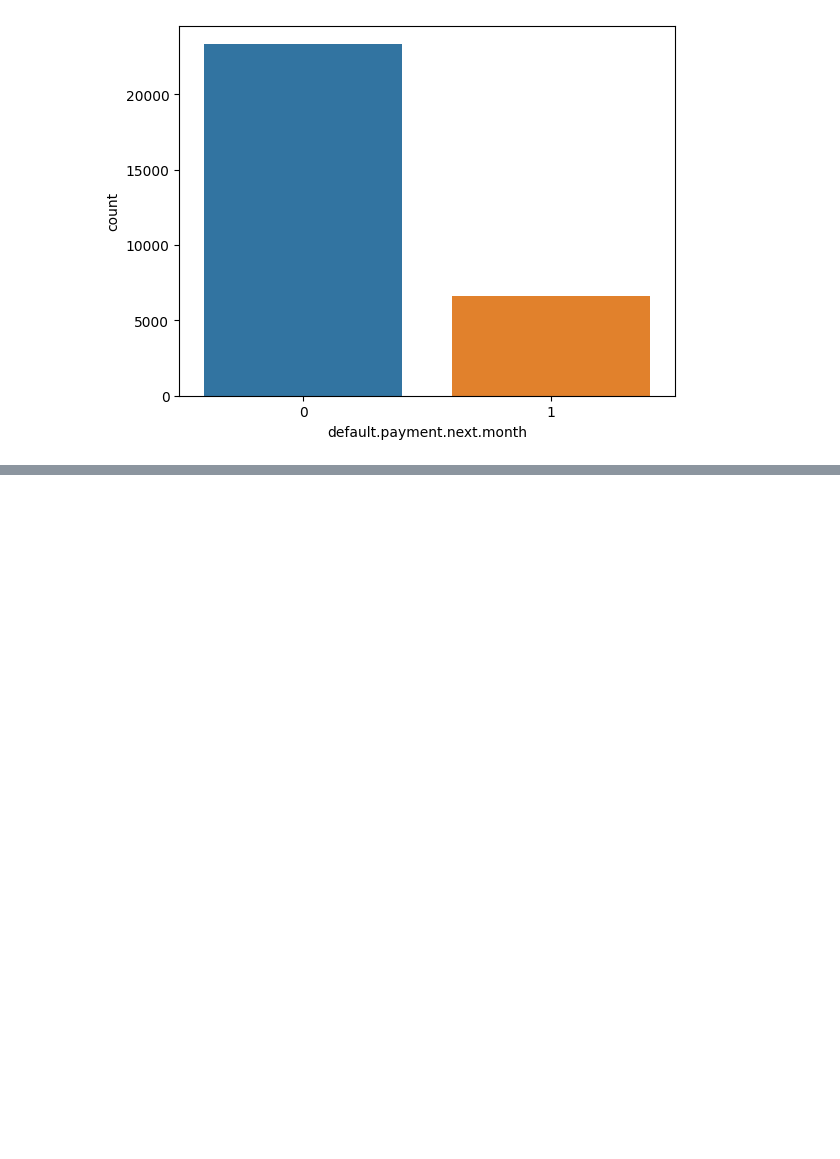
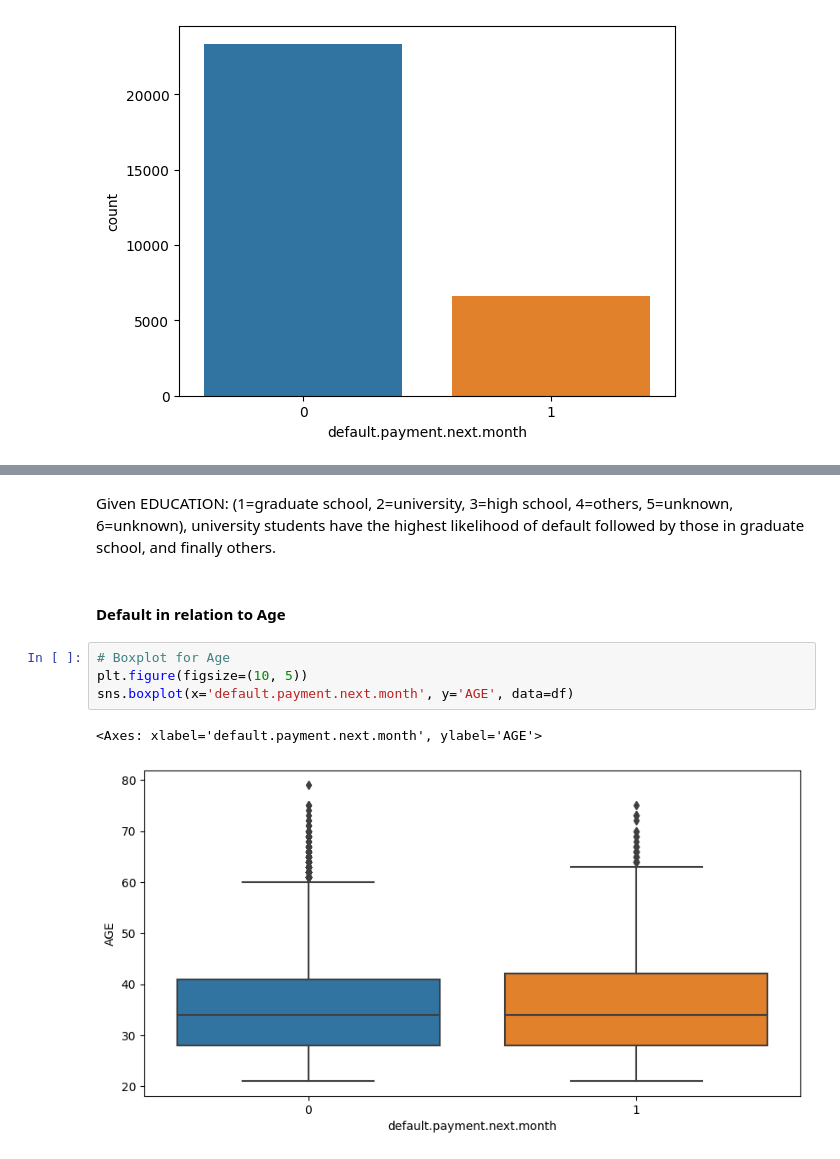
Before and after one commit to emmanuelkipngetich/Predicting-Credit-Default-with-Decision-Trees-XGBoost-and-Streamlit-GUI., a Jupyter notebook: Notebooks/Taiwan.ipynb, the cells around one changed output, grey strips where cells are left out. Cells and saved outputs as stored; diff of their text form; blank space fills up the shorter version.

```diff
--- a/Notebooks/Taiwan.ipynb
+++ b/Notebooks/Taiwan.ipynb
@@ -183,0 +226,11 @@ plt.show()
+# %% [markdown]
+Given EDUCATION: (1=graduate school, 2=university, 3=high school, 4=others, 5=unknown, 6=unknown), university students have the highest likelihood of default followed by those in graduate school, and finally others.
+# %% [markdown]
+#### Default in relation to Age
+# %%
+# Boxplot for Age
+plt.figure(figsize=(10, 5))
+sns.boxplot(x='default.payment.next.month', y='AGE', data=df)
+# %% [output]
+<Axes: xlabel='default.payment.next.month', ylabel='AGE'>
+[figure, added]
```
Also changed, not shown: parts of 27 cells of this notebook, 2 other files.
